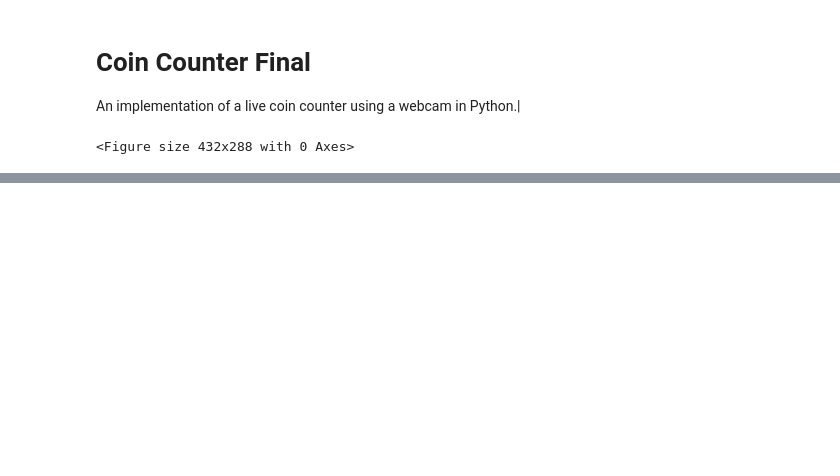
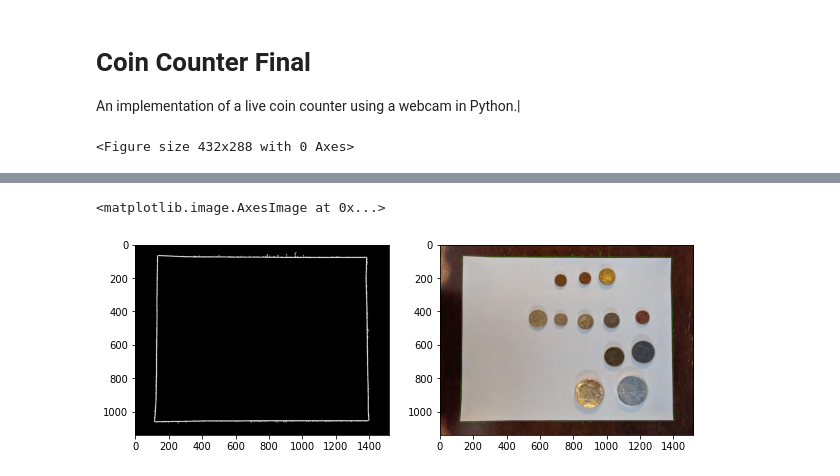
Before and after one commit to MrTsfree/Coin-Counter, a Jupyter notebook: counter.ipynb, the cells around one changed output, grey strips where cells are left out. Saved outputs shown, nothing was run; the diff lists cells and outputs as text; code cells hidden in the pictures; blank space fills up the shorter version.

```diff
--- a/counter.ipynb
+++ b/counter.ipynb
@@ -15,0 +120,24 @@ plt.gray();
+# %%
+plt.figure(figsize=(10, 20))
+
+gray = cv2.cvtColor(im, cv2.COLOR_RGB2GRAY)
+blur = cv2.GaussianBlur(gray, (11,11), 1.5)
+
+# Threshold image and get the largest component which should be the white background (expected to be a piece of paper)
+thres_im = threshold(blur)
+paper = largest_connected_component(thres_im)
+
+plt.subplot(121)
+plt.imshow(paper)
+
+# Get the contours in the image and find the largest
+contours,_ = cv2.findContours(paper.view('uint8'), cv2.RETR_EXTERNAL, cv2.CHAIN_APPROX_SIMPLE)
+contour = largest_contour(contours)
+if contour is None: print("Invalid")
+
+# Display the found contour on top of the original image
+plt.subplot(122)
+plt.imshow(cv2.drawContours(im.copy(), [contour], -1, (0,255,0)))
+# %% [output]
+<matplotlib.image.AxesImage at 0x...>
+[figure, added]
```
Also changed, not shown: parts of 7 cells of this notebook.
